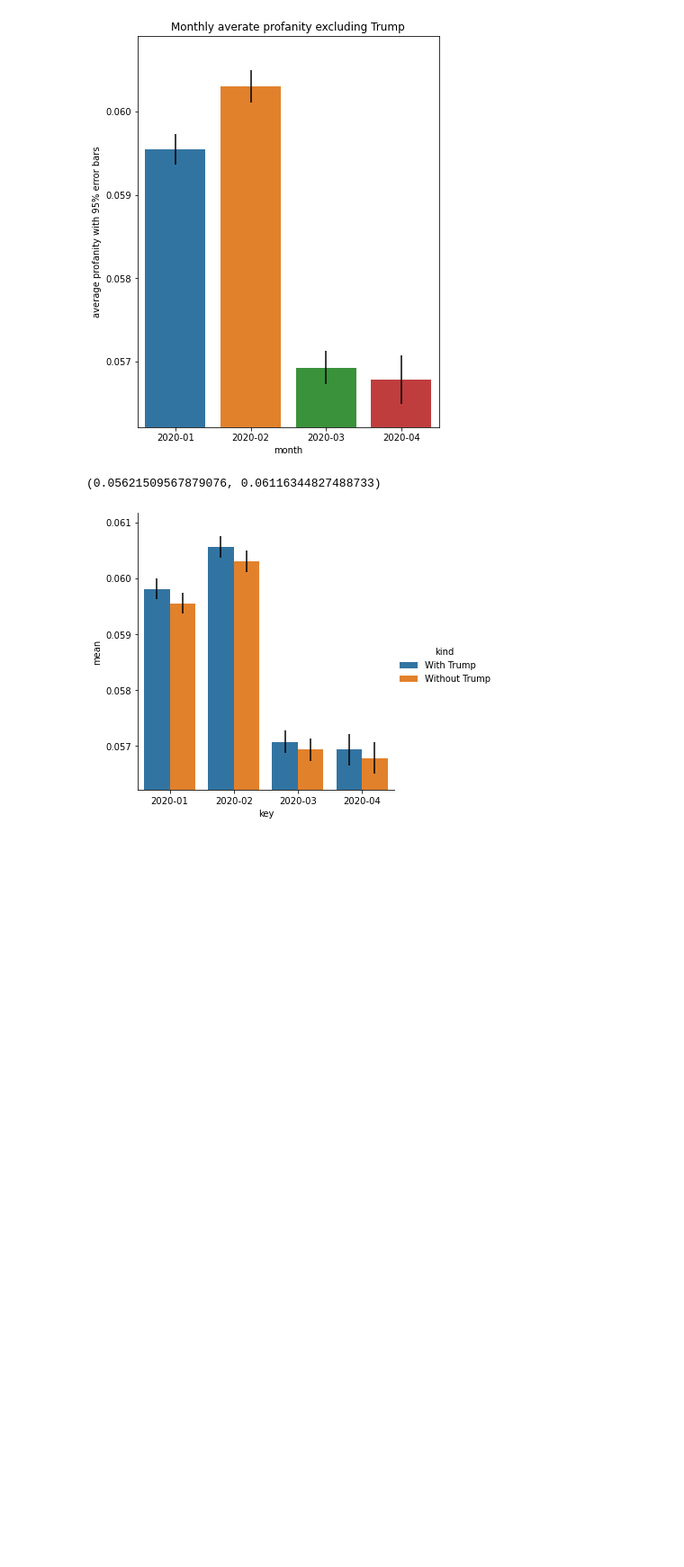
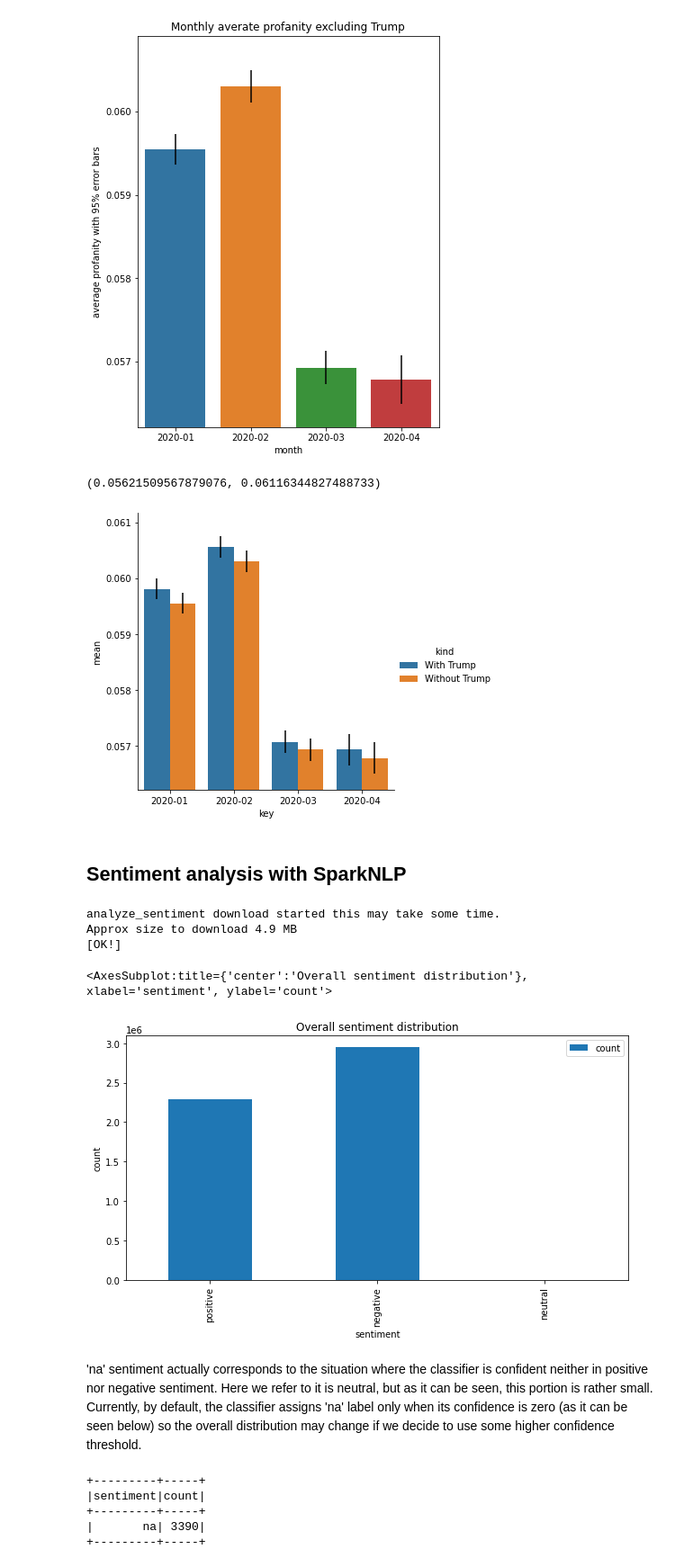
Before and after one commit to epfl-ada/ada-2021-project-k-beans, a Jupyter notebook: final_notebook.ipynb, the cells around one changed output. Shown at 90% size. Drawn from its saved outputs; the diff is of its cells as text; code cells hidden in the pictures; blank space fills up the shorter version.

Commit message:
sentiment analysis + some changes in notebook

```diff
--- a/final_notebook.ipynb
+++ b/final_notebook.ipynb
@@ -915,3 +943,12 @@ plt.ylim(0.99 * d['mean'].min(), 1.01 * d['mean'].max())
 # %% [output]
 (0.05621509567879076, 0.06116344827488733)
 [figure]
+# %% [markdown]
+## Sentiment analysis with SparkNLP
+# %%
+# Loading the model
+pipeline = PretrainedPipeline('analyze_sentiment', lang='en')
+# %% [output]
+analyze_sentiment download started this may take some time.
+Approx size to download 4.9 MB
+[OK!]
@@ -917,0 +966,24 @@ plt.ylim(0.99 * d['mean'].min(), 1.01 * d['mean'].max())
+# %%
+sentiment = spark.read.parquet('data/2020-sentiments.parquet')
+
+# Join the datasets
+df = df.join(sentiment, on='quoteID')
+# %%
+# Overall sentiment distribution
+sentiment_counts = df.groupby('sentiment').count().toPandas()
+# %%
+sentiment_counts.loc[sentiment_counts['sentiment'] == 'na', 'sentiment'] = 'neutral'
+sentiment_counts.plot.bar(x='sentiment', y='count', figsize=[10, 5], title='Overall sentiment distribution', ylabel='count')
+# %% [output]
+<AxesSubplot:title={'center':'Overall sentiment distribution'}, xlabel='sentiment', ylabel='count'>
+[figure, added]
+# %% [markdown]
+'na' sentiment actually corresponds to the situation where the classifier is confident neither in positive nor negative sentiment. Here we refer to it is neutral, but as it can be seen, this portion is rather small. Currently, by default, the classifier assigns 'na' label only when its confidence is zero (as it can be seen below) so the overall distribution may change if we decide to use some higher confidence threshold.
+# %%
+df.where((f.col('confidence') < 1e-6)).groupby('sentiment').count().show()
+# %% [output]
++---------+-----+
+|sentiment|count|
++---------+-----+
+|       na| 3390|
++---------+-----+
```
Also changed, not shown: parts of 27 cells of this notebook.
